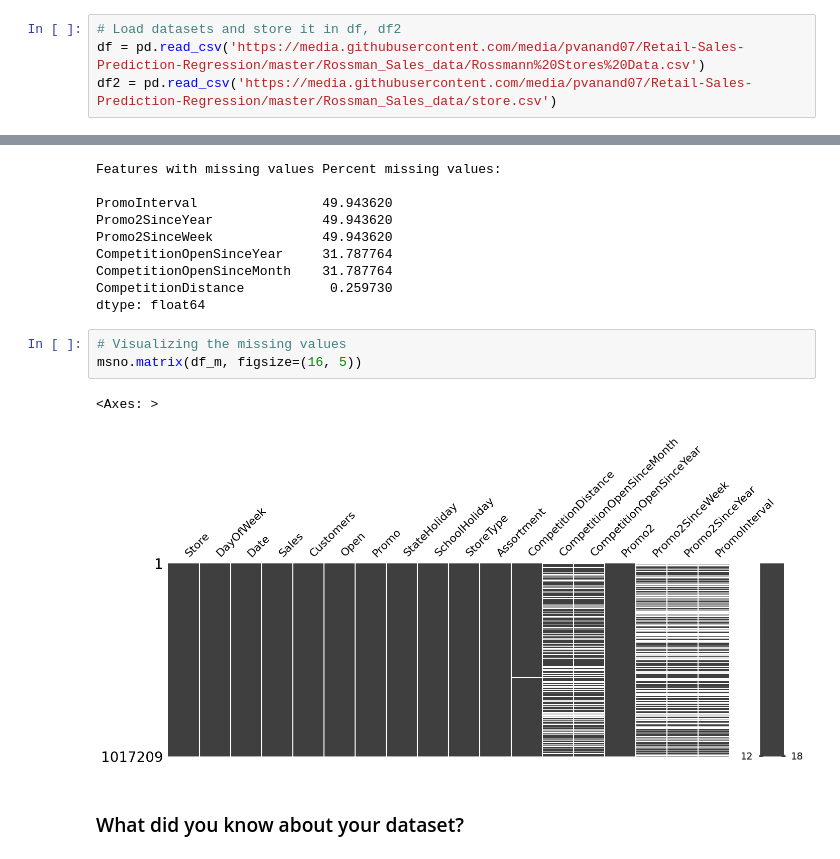
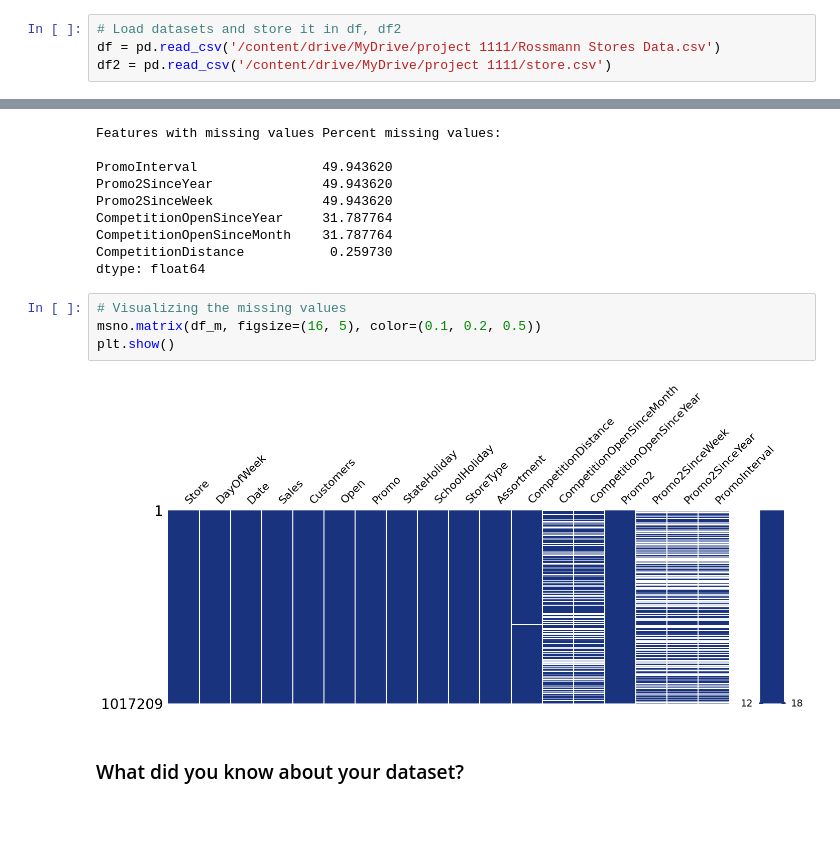
Before and after one commit to Abhishek-Dehankar/Regression-Project, a Jupyter notebook: Retail_Sales_Prediction_Regression_by_Abhi.ipynb, the cells around one changed output, grey strips where cells are left out. Cells and saved outputs as stored; diff of their text form; blank space fills up the shorter version.

```diff
--- a/Retail_Sales_Prediction_Regression_by_Abhi.ipynb
+++ b/Retail_Sales_Prediction_Regression_by_Abhi.ipynb
@@ -69,7 +73,7 @@ np.random.seed(42)
 # %%
 # Load datasets and store it in df, df2
-df = pd.read_csv('https://media.githubusercontent.com/media/pvanand07/Retail-Sales-Prediction-Regression/master/Rossman_Sales_data/Rossmann%20Stores%20Data.csv')
-df2 = pd.read_csv('https://media.githubusercontent.com/media/pvanand07/Retail-Sales-Prediction-Regression/master/Rossman_Sales_data/store.csv')
+df = pd.read_csv('/content/drive/MyDrive/project 1111/Rossmann Stores Data.csv')
+df2 = pd.read_csv('/content/drive/MyDrive/project 1111/store.csv')
 # %%
 # output first few rows and shape of the dataset
 print(df.shape)
@@ -170,10 +174,10 @@ CompetitionDistance           0.259730
 dtype: float64
 # %%
 # Visualizing the missing values
-msno.matrix(df_m, figsize=(16, 5))
+msno.matrix(df_m, figsize=(16, 5), color=(0.1, 0.2, 0.5))
+plt.show()
 # %% [output]
-<Axes: >
-[figure, old version]
+[figure, new version]
 # %% [markdown]
 ### What did you know about your dataset?
 # %% [markdown]
```
Also changed, not shown: parts of 5 cells of this notebook.
